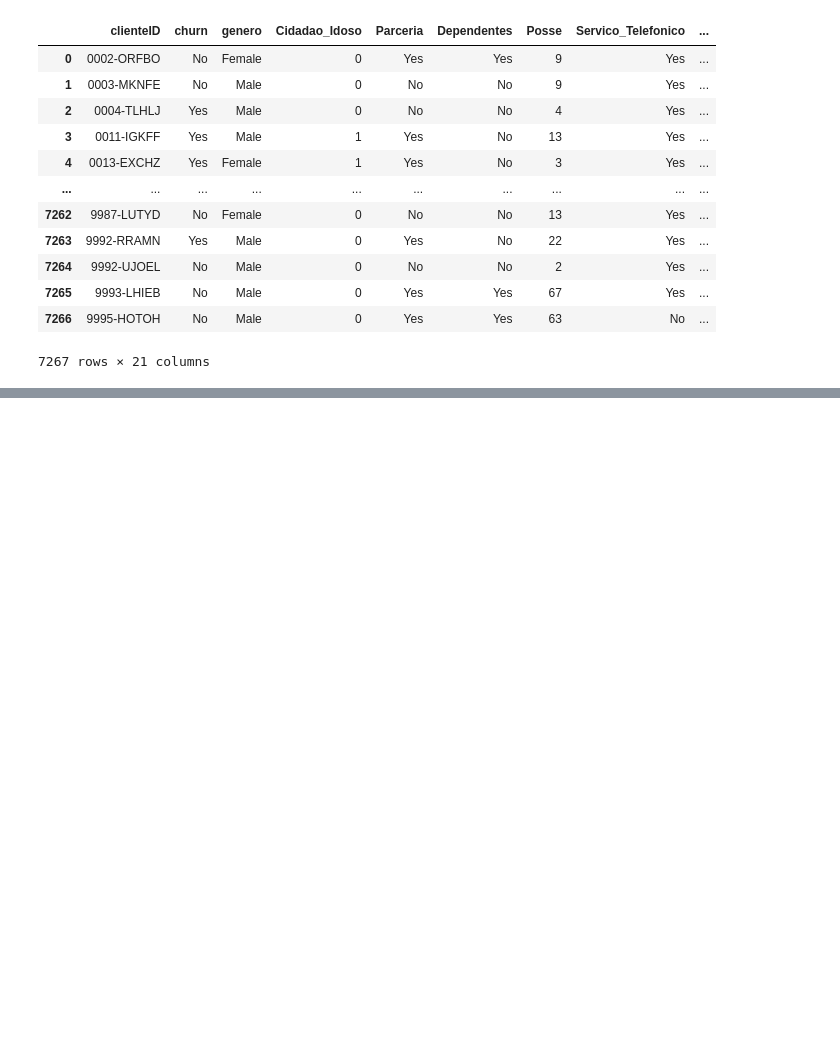
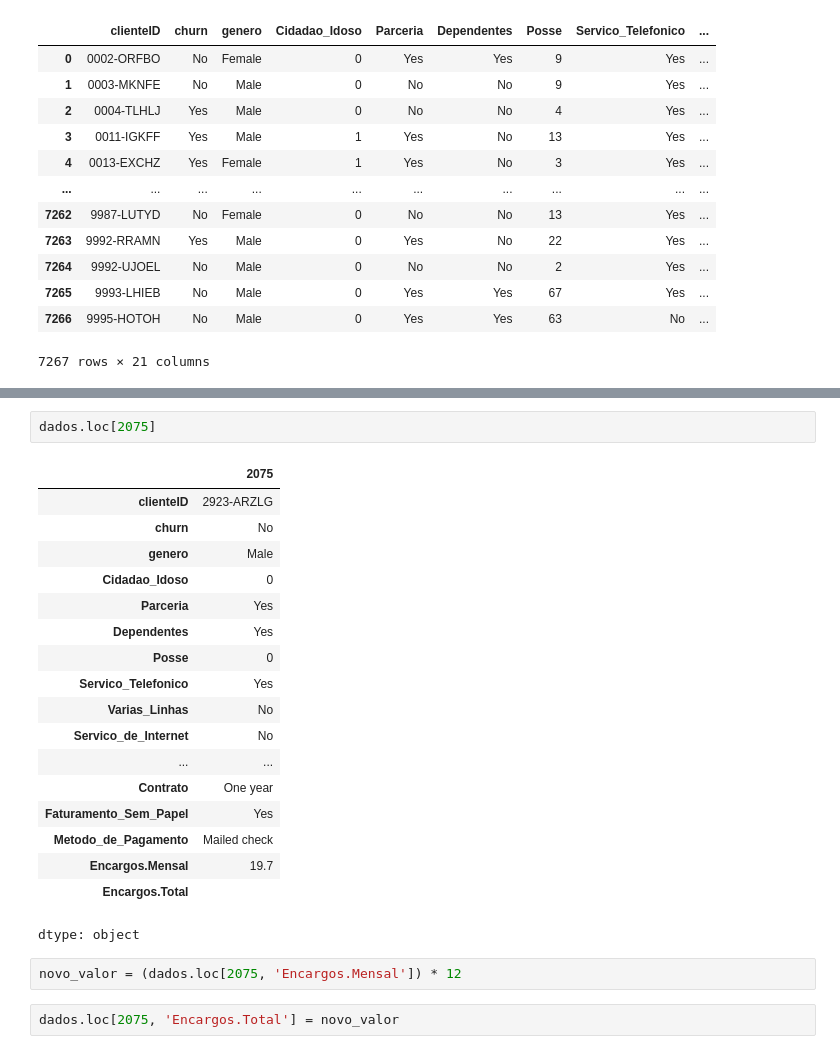
Before and after one commit to JvNeo/Estudo_Pandas, a Jupyter notebook: Alura_Challenge_Data_Science.ipynb, the cells around one changed output, grey strips where cells are left out. Saved outputs shown, nothing was run; the diff lists cells and outputs as text; blank space fills up the shorter version.

```diff
--- a/Alura_Challenge_Data_Science.ipynb
+++ b/Alura_Challenge_Data_Science.ipynb
@@ -152,0 +153,25 @@ dados
+# %%
+dados.loc[2075]
+# %% [output]
+|  | 2075 |
+| clienteID | 2923-ARZLG |
+| churn | No |
+| genero | Male |
+| Cidadao_Idoso | 0 |
+| Parceria | Yes |
+| Dependentes | Yes |
+| Posse | 0 |
+| Servico_Telefonico | Yes |
+| Varias_Linhas | No |
+| Servico_de_Internet | No |
+| ... | ... |
+| Contrato | One year |
+| Faturamento_Sem_Papel | Yes |
+| Metodo_de_Pagamento | Mailed check |
+| Encargos.Mensal | 19.7 |
+| Encargos.Total |  |
+dtype: object
+# %%
+novo_valor = (dados.loc[2075, 'Encargos.Mensal']) * 12
+# %%
+dados.loc[2075, 'Encargos.Total'] = novo_valor
```
Also changed, not shown: parts of 8 cells of this notebook.
